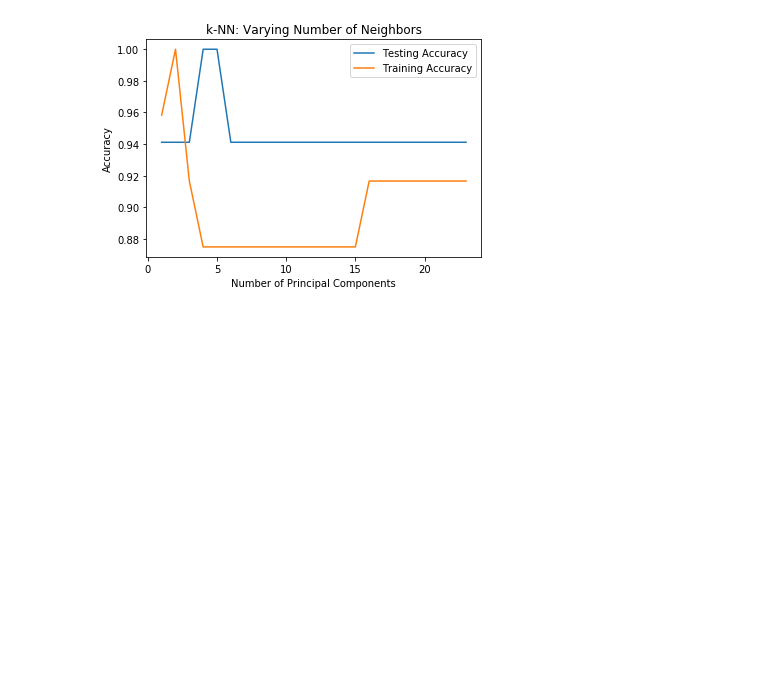
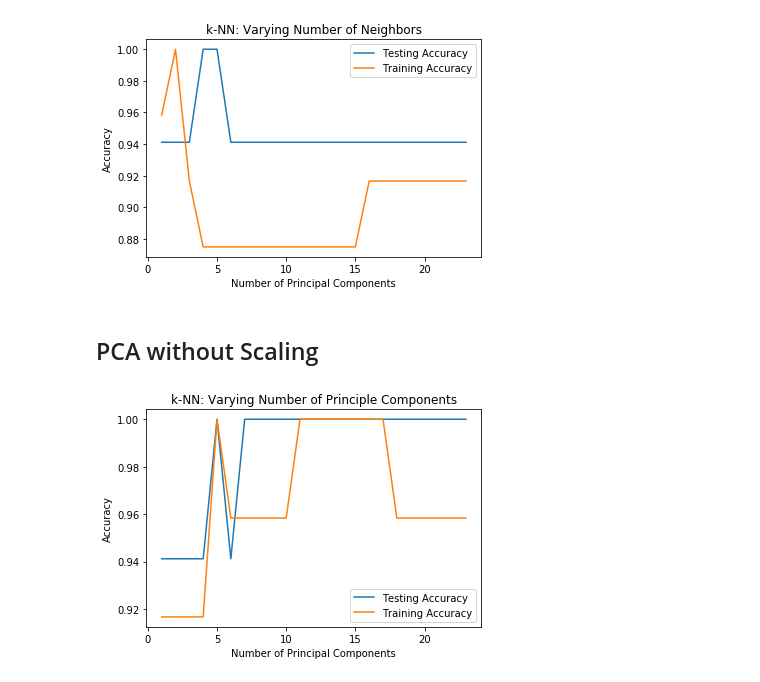
Before and after one commit to ljumill/identifcation_mod_peptides, a Jupyter notebook: k_nearest_neighbors.ipynb, the cells around one changed output. Cells and saved outputs as stored; diff of their text form; code cells hidden in the pictures; blank space fills up the shorter version.

```diff
--- a/k_nearest_neighbors.ipynb
+++ b/k_nearest_neighbors.ipynb
@@ -193,0 +196,14 @@ print('{0:.1%} test set accuracy'.format(accuracy))
+# %%
+#build the pipeline
+pipe = Pipeline([
+        ('reducer', PCA(n_components=16)),
+        ('classifier', KNeighborsClassifier())])
+
+#fit the pipeline to the training datA
+pipe.fit(X_train, y_train)
+
+#score the accuracy on the test set
+accuracy = pipe.score(X_test, y_test)
+
+#prints the explained variance ratio and accuracy
+print('{0:.1%} test set accuracy'.format(accuracy))
@@ -227,3 +245,38 @@ plt.ylabel('Accuracy')
 plt.show()
 # %% [output]
 [figure]
+# %% [markdown]
+## PCA without Scaling
+# %%
+# Setup arrays to store train and test accuracies
+n_components = np.arange(1, 24)
+train_accuracy = np.empty(len(n_components))
+test_accuracy = np.empty(len(n_components))
+
+# Loop over different values of k
+for i, k in enumerate(n_components):
+
+    #setup a pipeline with a k-NN Classifier with k neighbors: knn
+    pipe = Pipeline([
+        ('reducer', PCA(n_components=k)),
+        ('classifier', KNeighborsClassifier())])
+
+    #fit the pipeline to to the training data
+    pipe.fit(X_train, y_train)
+
+    #Compute accuracy on the training set
+    train_accuracy[i] = pipe.score(X_train, y_train)
+
+    #Compute accuracy on the testing set
+    test_accuracy[i] = pipe.score(X_test, y_test)
+
+# Generate plot
+plt.title('k-NN: Varying Number of Principle Components')
+plt.plot(n_components, test_accuracy, label = 'Testing Accuracy')
+plt.plot(n_components, train_accuracy, label = 'Training Accuracy')
+plt.legend()
+plt.xlabel('Number of Principal Components')
+plt.ylabel('Accuracy')
+plt.show()
+# %% [output]
+[figure, added]
```
Also changed, not shown: parts of 5 cells of this notebook, 15 other files.
